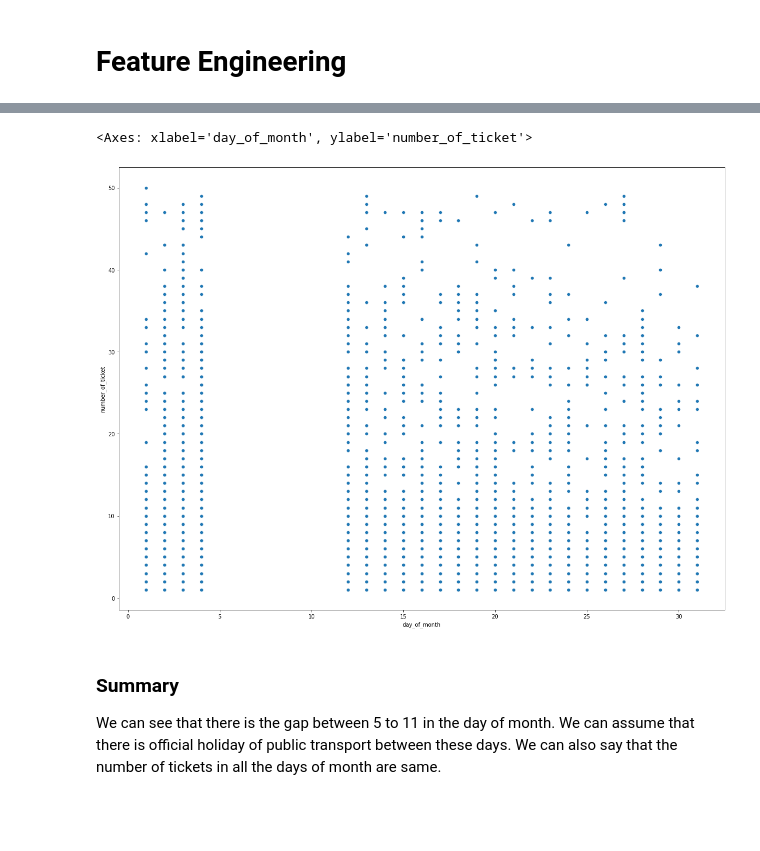
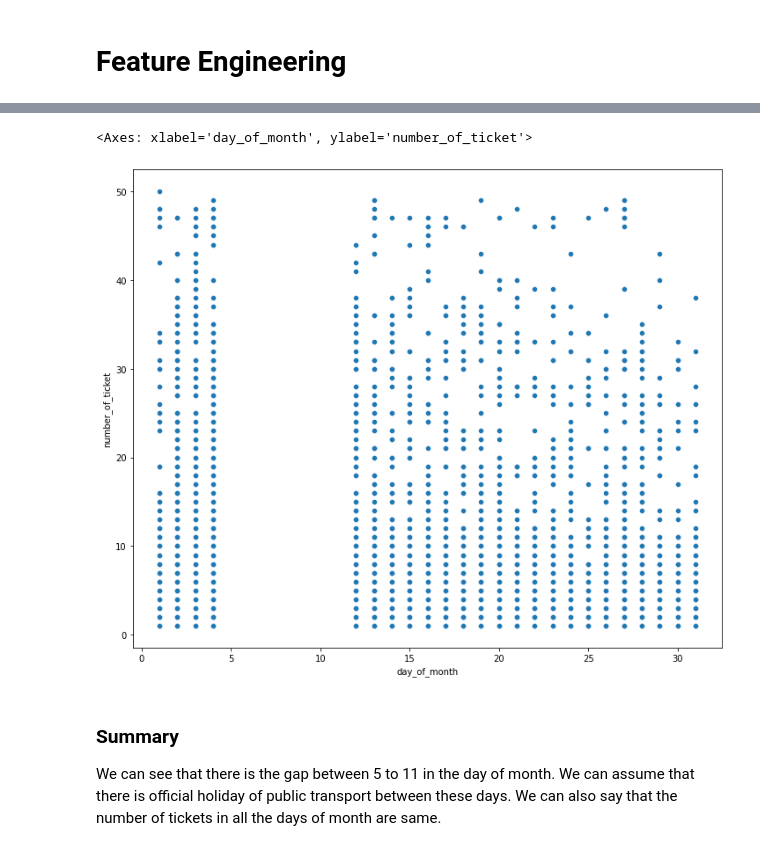
Before and after one commit to P-Shiva/Transport-Demand-Prediction, a Jupyter notebook: Shiva_Transport_Demand_Prediction.ipynb, the cells around one changed output, grey strips where cells are left out. Drawn from its saved outputs; the diff is of its cells as text; code cells hidden in the pictures; blank space fills up the shorter version.

```diff
--- a/Shiva_Transport_Demand_Prediction.ipynb
+++ b/Shiva_Transport_Demand_Prediction.ipynb
@@ -300,12 +302,12 @@ dataset_new.head()
 | 3 | 5777 | 27-11-17 | 7:10 | Homa Bay | Bus | 49 | 5 | 2017-11-27 07:10:00 | ... |
 | 4 | 5778 | 27-11-17 | 7:12 | Migori | Bus | 49 | 31 | 2017-11-27 07:12:00 | ... |
 # %%
-plt.figure(figsize=(20, 15))
+plt.figure(figsize=(12, 10))
 
 sns.scatterplot(x='day_of_month', y="number_of_ticket", data=dataset)
 # %% [output]
 <Axes: xlabel='day_of_month', ylabel='number_of_ticket'>
-[figure, old version]
+[figure, new version]
 # %% [markdown]
 ### Summary
 We can see that there is the gap between 5 to 11 in the day of month. We can assume that there is official holiday of public transport between these days.
```
Also changed, not shown: parts of 33 cells of this notebook.
